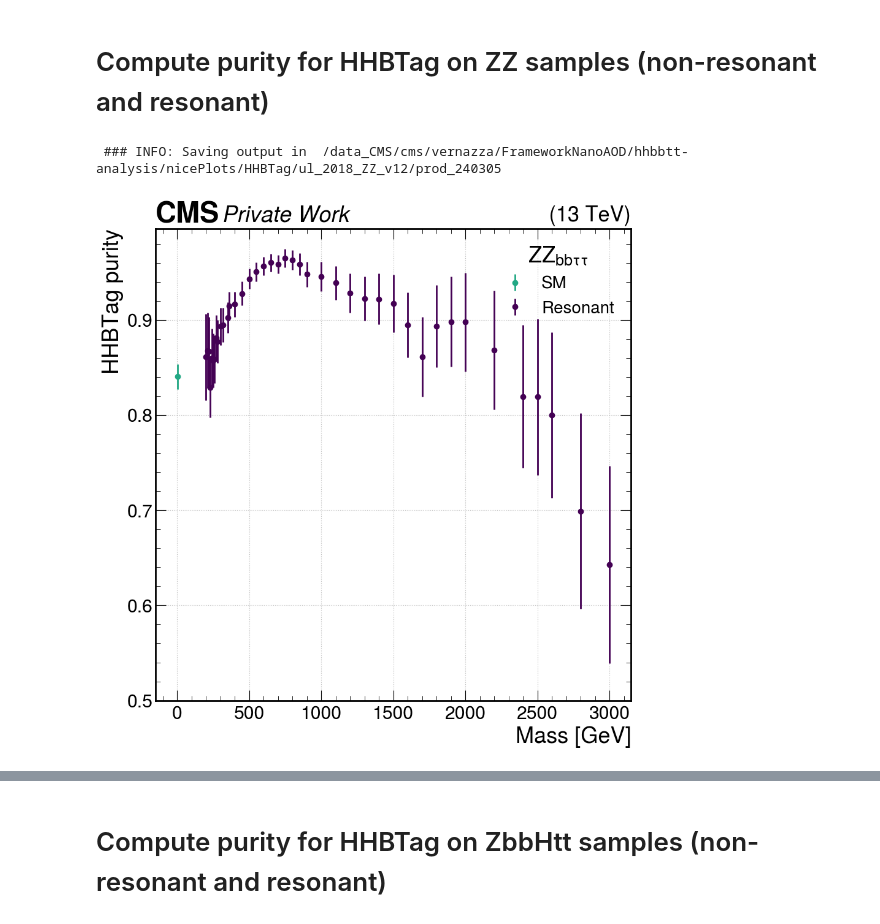
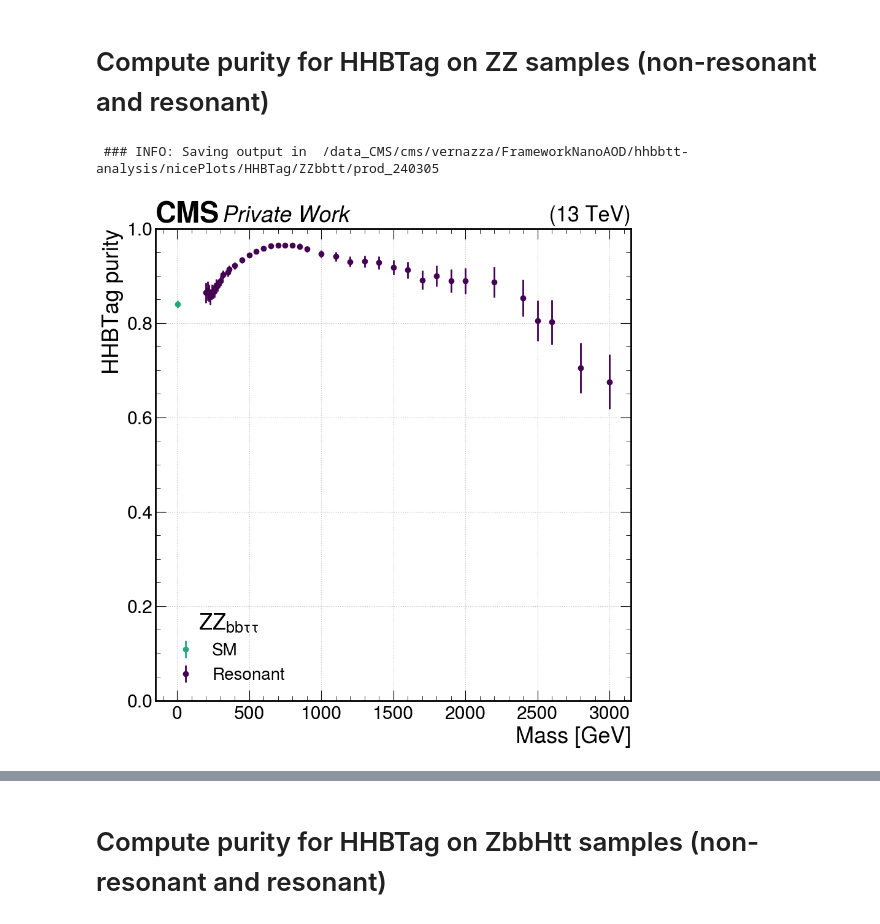
Before and after one commit to tcuisset/hhbbtt-analysis, a Jupyter notebook: nicePlots/HHBTag/HHBTag_Purity.ipynb, the cells around one changed output, grey strips where cells are left out. Drawn from its saved outputs; the diff is of its cells as text; code cells hidden in the pictures.

Commit message:
Plots for thesis

```diff
--- a/nicePlots/HHBTag/HHBTag_Purity.ipynb
+++ b/nicePlots/HHBTag/HHBTag_Purity.ipynb
@@ -111,8 +111,8 @@ def PlotHHBTagPurity(v_mass, v_purity, v_purity_err, odir, process, fancy_name):
     cmap = plt.get_cmap('viridis')
     plt.errorbar(v_mass[0], v_purity[0], yerr=v_purity_err[0], lw=2, linestyle='', marker='o', color=cmap(0.6), label='SM')
     plt.errorbar(v_mass[1:], v_purity[1:], yerr=v_purity_err[1:], lw=2, linestyle='', marker='o', color=cmap(0), label='Resonant')
-    SetStyle(x_label="Mass [GeV]", y_label="HHBTag purity", y_lim=0.5)
-    plt.legend(loc='upper right', fontsize=20, title=fancy_name)
+    SetStyle(x_label="Mass [GeV]", y_label="HHBTag purity", y_lim=(0.,1))
+    plt.legend(loc='lower left', fontsize=20, title=fancy_name)
     plt.savefig(odir + f'/{process}_HHBTag_Purity.png')
     plt.savefig(odir + f'/{process}_HHBTag_Purity.pdf')
 # %% [markdown]
@@ -123,7 +123,7 @@ indir = '/data_CMS/cms/vernazza/cmt/PreprocessRDF/'
 mass_points = [ 200, 210, 220, 230, 240, 250, 260, 270, 280, 300, 320, 350, 360, 400, 450, 500, 550,
                 600, 650, 700, 750, 800, 850, 900, 1000, 1100, 1200, 1300, 1400, 1500, 1600, 1700,
                 1800, 1900, 2000, 2200, 2400, 2500, 2600, 2800, 3000]
-cfg = 'ul_2018_ZZ_v12'
+cfg = 'ul_201*_ZZ_v12'
 ver = 'prod_240305'
 sm_name = 'zz_sl_signal'
 res_name = 'GluGluToXToZZTo2B2Tau'
@@ -136,7 +136,7 @@ pdgid_tt = 23
 
 ##########################################################################################
 
-odir = f'/data_CMS/cms/vernazza/FrameworkNanoAOD/hhbbtt-analysis/nicePlots/HHBTag/{cfg}/{ver}'
+odir = f'/data_CMS/cms/vernazza/FrameworkNanoAOD/hhbbtt-analysis/nicePlots/HHBTag/{process}/{ver}'
 print(" ### INFO: Saving output in ", odir)
 os.system('mkdir -p ' + odir)
 
@@ -156,12 +156,18 @@ for mass in tqdm(mass_points):
     purity = ComputeHHBTagPurity(mass_folder, pdgid_bb, pdgid_tt, btag_wp)
     v_purity.append(purity[0])
     v_purity_err.append(purity[1])
+
+##########################################################################################
+
+v_mass_zzbbtt = v_mass
+v_purity_zzbbtt = v_purity
+v_purity_err_zzbbtt = v_purity_err
 # %% [output]
- ### INFO: Saving output in  /data_CMS/cms/vernazza/FrameworkNanoAOD/hhbbtt-analysis/nicePlots/HHBTag/ul_2018_ZZ_v12/prod_240305
+ ### INFO: Saving output in  /data_CMS/cms/vernazza/FrameworkNanoAOD/hhbbtt-analysis/nicePlots/HHBTag/ZZbbtt/prod_240305
 # %%
-PlotHHBTagPurity(v_mass, v_purity, v_purity_err, odir, process, fancy_name)
+PlotHHBTagPurity(v_mass_zzbbtt, v_purity_zzbbtt, v_purity_err_zzbbtt, odir, process, fancy_name)
 # %% [output]
-[figure, old version]
+[figure, new version]
 # %%
 for (m,p) in zip(v_mass, v_purity): print(m,p)
 # %% [output]
```
Also changed, not shown: parts of 12 cells of this notebook, 4 other files.
